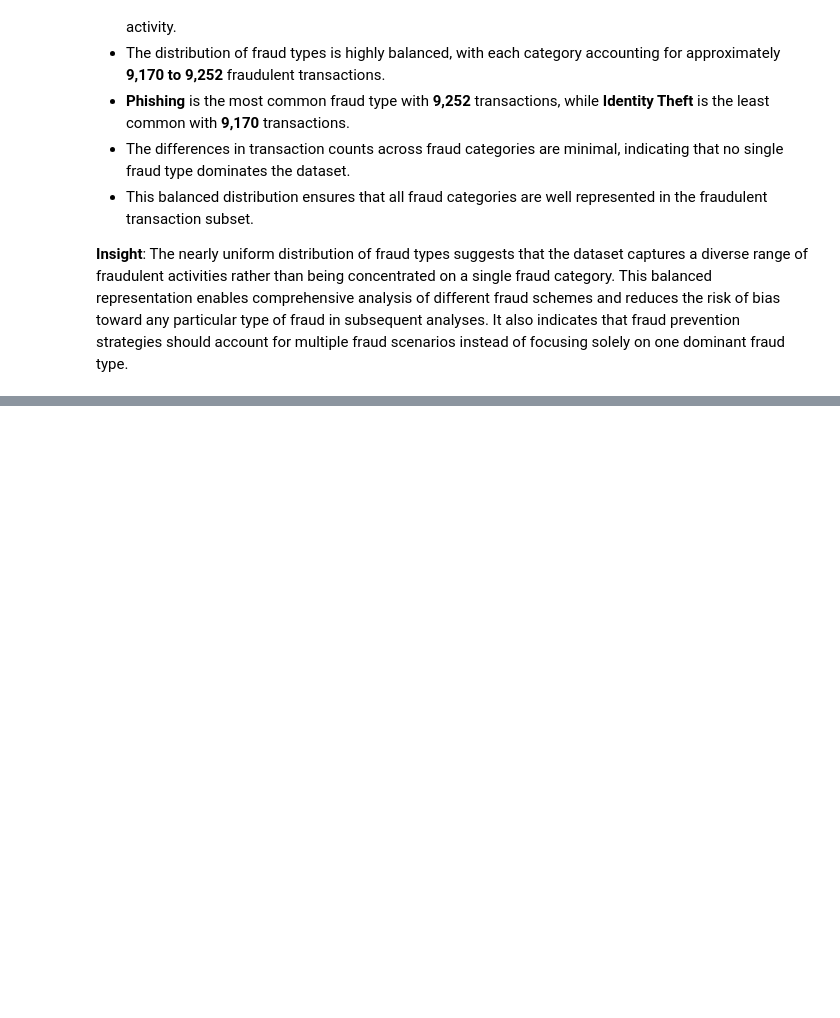
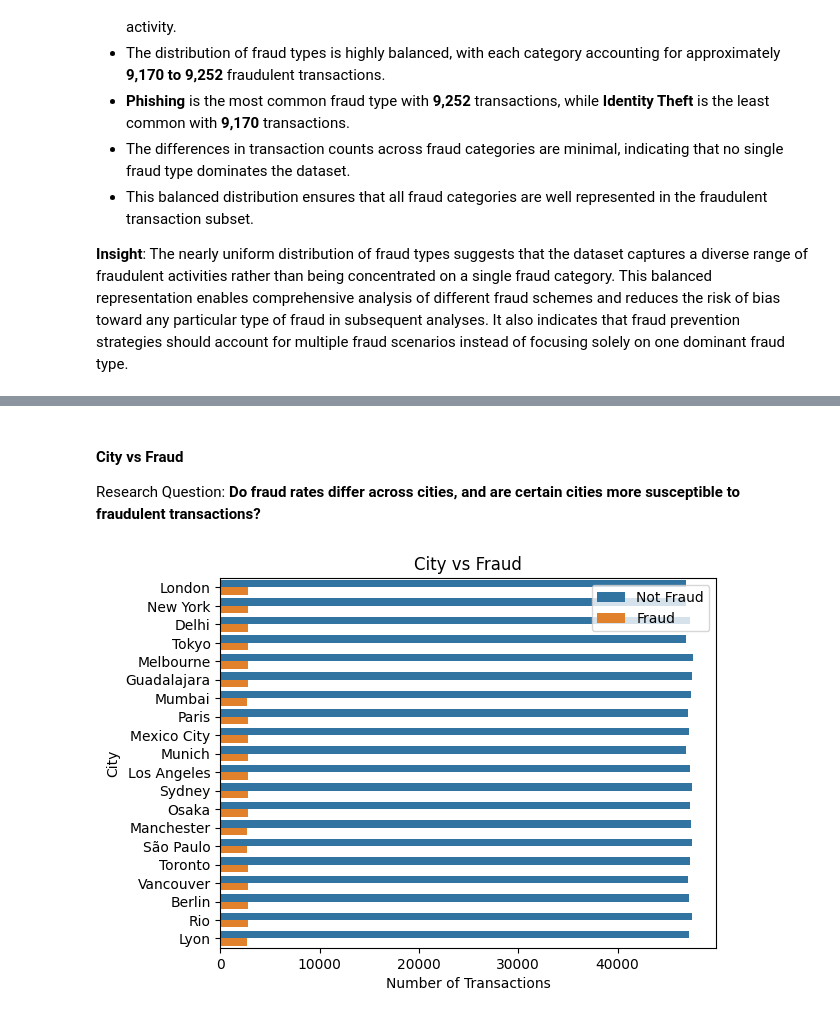
Before and after one commit to abhi-saurav-saroya/bank-fraud-eda, a Jupyter notebook: notebooks/02_exploratory_data_analysis.ipynb, the cells around one changed output, grey strips where cells are left out. Cells and saved outputs as stored; diff of their text form; code cells hidden in the pictures; blank space fills up the shorter version.

```diff
--- a/notebooks/02_exploratory_data_analysis.ipynb
+++ b/notebooks/02_exploratory_data_analysis.ipynb
@@ -2576,0 +2669,20 @@ plt.show()
+# %% [markdown]
+#### City vs Fraud
+
+Research Question: **Do fraud rates differ across cities, and are certain cities more susceptible to fraudulent transactions?**
+# %%
+sns.countplot(
+    data=df,
+    y="city",
+    hue="is_fraud"
+)
+
+plt.title("City vs Fraud")
+plt.ylabel("City")
+plt.xlabel("Number of Transactions")
+
+plt.legend(["Not Fraud", "Fraud"])
+
+plt.show()
+# %% [output]
+[figure, added]
```
Also changed, not shown: parts of 10 cells of this notebook.
